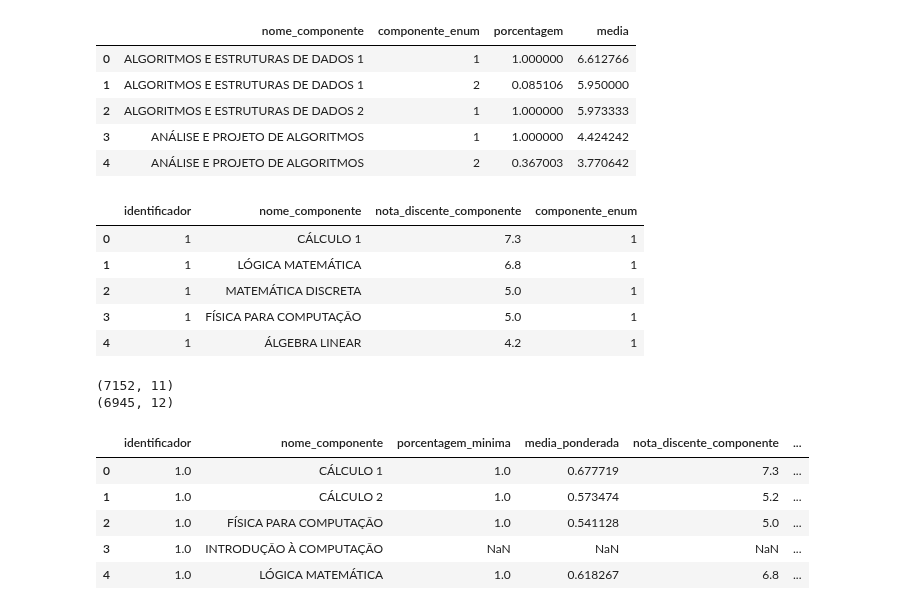
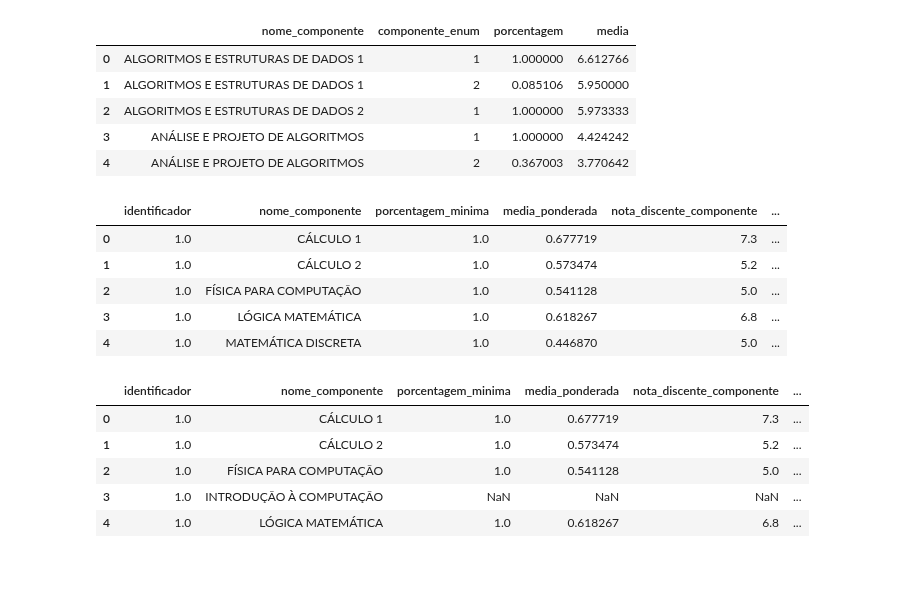
Before and after one commit to luanagbmartins/inteligencia-artificial, a Jupyter notebook: Decision Tree.ipynb, the cells around one changed output. Saved outputs shown, nothing was run; the diff lists cells and outputs as text; code cells hidden in the pictures; blank space fills up the shorter version.

```diff
--- a/Decision Tree.ipynb
+++ b/Decision Tree.ipynb
@@ -225,22 +261,6 @@ See the caveats in the documentation: http://pandas.pydata.org/pandas-docs/stabl
 | 2 | ALGORITMOS E ESTRUTURAS DE DADOS 2 | 1 | 1.000000 | 5.973333 |
 | 3 | ANÁLISE E PROJETO DE ALGORITMOS | 1 | 1.000000 | 4.424242 |
 | 4 | ANÁLISE E PROJETO DE ALGORITMOS | 2 | 0.367003 | 3.770642 |
-# %%
-# Para cada par (matéria, aluno) devemos:
-# -- Atribuir um score que é a porcentagem de bons alunos na última repetição da matéria
-# -- Atribuir o desvio da nota do aluno em relação à média dos bons alunos naquela repetição
-# -- Atribuir 0 ( se for mau aluno) ou 1 ( se for bom aluno )
-# ( repetições sem bons alunos são desconsideradas )
-# esses atributos serão fornecidos à árvore de decisão
-
-notas.head()
-# %% [output]
-|  | identificador | nome_componente | nota_discente_componente | componente_enum |
-| 0 | 1 | CÁLCULO 1 | 7.3 | 1 |
-| 1 | 1 | LÓGICA MATEMÁTICA | 6.8 | 1 |
-| 2 | 1 | MATEMÁTICA DISCRETA | 5.0 | 1 |
-| 3 | 1 | FÍSICA PARA COMPUTAÇÃO | 5.0 | 1 |
-| 4 | 1 | ÁLGEBRA LINEAR | 4.2 | 1 |
 # %%
 dados_finais = notas[['identificador', 'nome_componente', 'nota_discente_componente', 'componente_enum']]
 dados_finais = pd.merge(dados_finais, disciplinas[['nome_componente']], how='inner', on='nome_componente')
@@ -250,39 +270,53 @@ dados_finais['desvio'] = dados_finais['nota_discente_componente'] - dados_finais
 dados_finais['desvio'] += 10
 dados_finais['desvio'] /= 20
 
-#dados_finais['porcentagem'].isna().sum()
+# Iremos corrigir as porcentagens de cada grupo (aluno,matéria),
+# passando do valor cumulativo para o valor real.
+# Assim teremos uma medida aproximada dos alunos que passaram
+# nesta matéria na n-ésima tentativa.
 
 dados_finais['porcentagem_cumulativa'] = dados_finais['porcentagem']
 dados_finais['porcentagem_parcial'] = dados_finais\
 .groupby(by=['identificador', 'nome_componente'])['porcentagem']\
 .diff(periods=-1)
 
 dados_finais['porcentagem'] = dados_finais['porcentagem_parcial']\
 .combine_first(dados_finais['porcentagem_cumulativa'])
+
+# Agora podemos efetivamente calcular a média ponderada em cada grupo (aluno,matéria).
 
 def media_ponderada(grupo, nome, peso):
     n = grupo[nome]
     p = grupo[peso]
     return (n * p).sum() / p.sum()
 
 mp = dados_finais.\
 groupby(by=['identificador', 'nome_componente']).\
 apply(media_ponderada,'desvio','porcentagem').\
 reset_index([0,-1]).\
 rename(columns={0: 'media_ponderada'})
 
 porcentagem_minima = dados_finais[['identificador', \
                                    'nome_componente', \
                                    'porcentagem']].\
 groupby(by=['identificador', 'nome_componente']).\
 apply(lambda x: x.min())[['porcentagem']].\
 reset_index().\
 rename(columns={"porcentagem" : "porcentagem_minima"})
 
 dados_finais = pd.merge(mp, dados_finais, how='outer', on=['identificador', 'nome_componente'])
 dados_finais = pd.merge(porcentagem_minima, dados_finais, how='outer', on=['identificador', 'nome_componente'])
+dados_finais.head()
+# %% [output]
+|  | identificador | nome_componente | porcentagem_minima | media_ponderada | nota_discente_componente | ... |
+| 0 | 1.0 | CÁLCULO 1 | 1.0 | 0.677719 | 7.3 | ... |
+| 1 | 1.0 | CÁLCULO 2 | 1.0 | 0.573474 | 5.2 | ... |
+| 2 | 1.0 | FÍSICA PARA COMPUTAÇÃO | 1.0 | 0.541128 | 5.0 | ... |
+| 3 | 1.0 | LÓGICA MATEMÁTICA | 1.0 | 0.618267 | 6.8 | ... |
+| 4 | 1.0 | MATEMÁTICA DISCRETA | 1.0 | 0.446870 | 5.0 | ... |
 # %%
-# verificar valores vazios / desconhecidos
+# Já chegamos aos dados finais. Nesta célula, iremos somente inserir
+# as lacunas para valores desconhecidos.
 
 check_disc = [ x['nome_componente'] for x in list(disciplinas.T.to_dict().values()) ]
 
@@ -298,14 +332,13 @@ for idx in check_ids:
         row['nome_componente'] = d
         table.append(row)
 
-print(dados_finais.shape)
 resultado = pd.merge( pd.DataFrame(table), \
                      dados_finais, \
                      how='outer', \
                      on=['identificador', 'nome_componente']).\
 sort_values(by=['identificador', 'nome_componente'])
 
-# # colocar a classificação como coluna
+# Iremos colocar classificacao_final como uma coluna do nosso resultado.
 
 resultado = \
 pd.merge(resultado, alunos[['identificador', \
@@ -314,11 +347,9 @@ pd.merge(resultado, alunos[['identificador', \
          on='identificador')\
 .sort_values(by=['identificador', 'nome_componente'])
 
-print(resultado.shape)
+
 resultado.head()
 # %% [output]
-(7152, 11)
-(6945, 12)
 |  | identificador | nome_componente | porcentagem_minima | media_ponderada | nota_discente_componente | ... |
 | 0 | 1.0 | CÁLCULO 1 | 1.0 | 0.677719 | 7.3 | ... |
 | 1 | 1.0 | CÁLCULO 2 | 1.0 | 0.573474 | 5.2 | ... |
```
Also changed, not shown: parts of 26 cells of this notebook, 1 other file.
